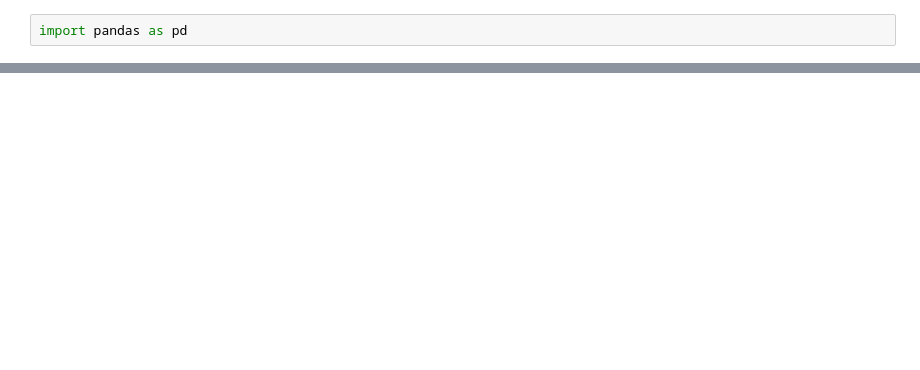
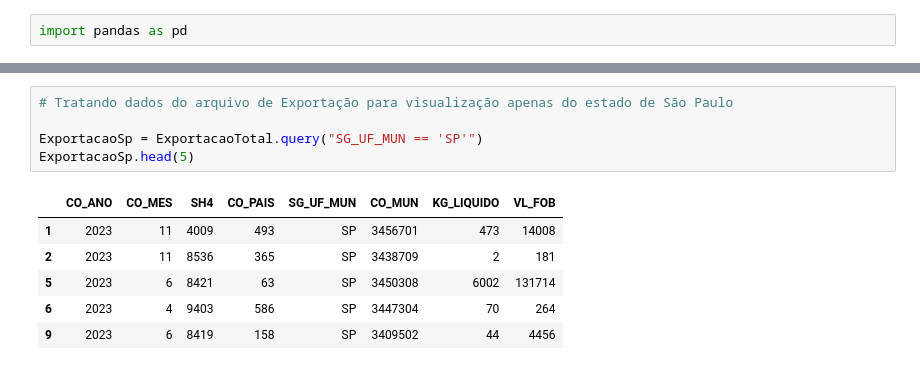
Before and after one commit to Lucasdz-7/Projeto-Integrador-1, a Jupyter notebook: CódigoProjeto.ipynb, the cells around one changed output, grey strips where cells are left out. Drawn from its saved outputs; the diff is of its cells as text; blank space fills up the shorter version.

```diff
--- a/CódigoProjeto.ipynb
+++ b/CódigoProjeto.ipynb
@@ -42,0 +94,12 @@ Visualizando DadosBase2023.csv:
+# %%
+# Tratando dados do arquivo de Exportação para visualização apenas do estado de São Paulo
+
+ExportacaoSp = ExportacaoTotal.query("SG_UF_MUN == 'SP'")
+ExportacaoSp.head(5)
+# %% [output]
+|  | CO_ANO | CO_MES | SH4 | CO_PAIS | SG_UF_MUN | CO_MUN | KG_LIQUIDO | VL_FOB |
+| 1 | 2023 | 11 | 4009 | 493 | SP | 3456701 | 473 | 14008 |
+| 2 | 2023 | 11 | 8536 | 365 | SP | 3438709 | 2 | 181 |
+| 5 | 2023 | 6 | 8421 | 63 | SP | 3450308 | 6002 | 131714 |
+| 6 | 2023 | 4 | 9403 | 586 | SP | 3447304 | 70 | 264 |
+| 9 | 2023 | 6 | 8419 | 158 | SP | 3409502 | 44 | 4456 |
```
Also changed, not shown: parts of 8 cells of this notebook.
